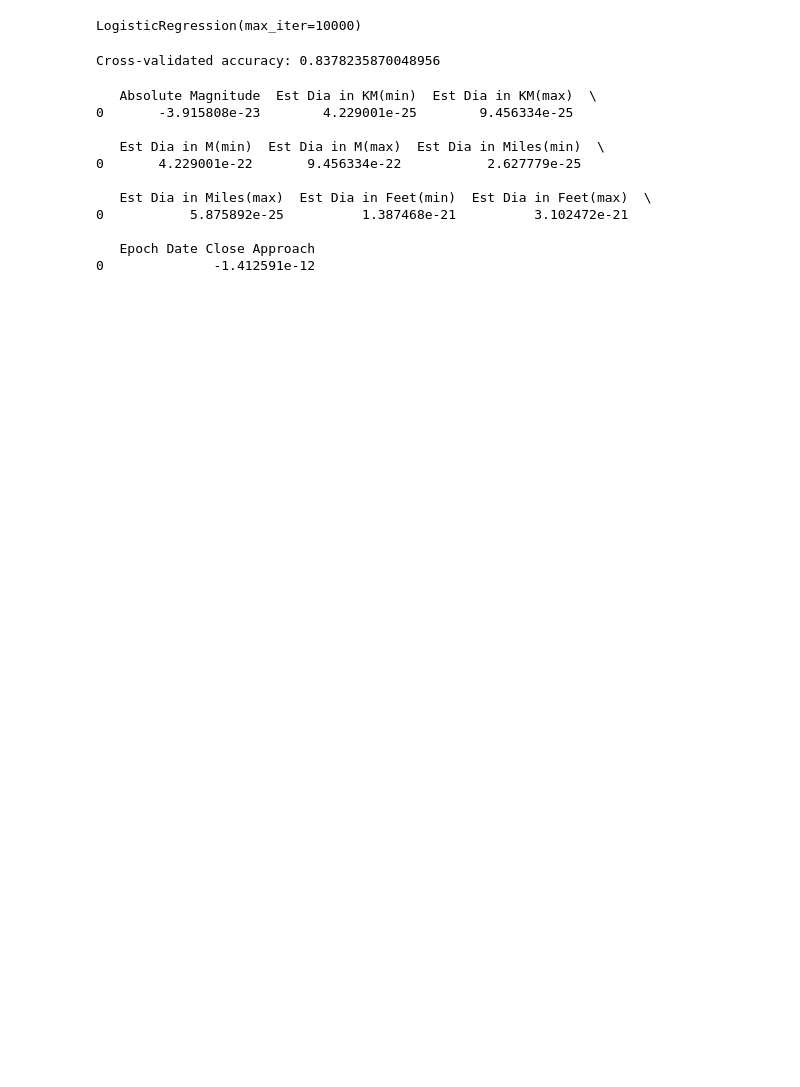
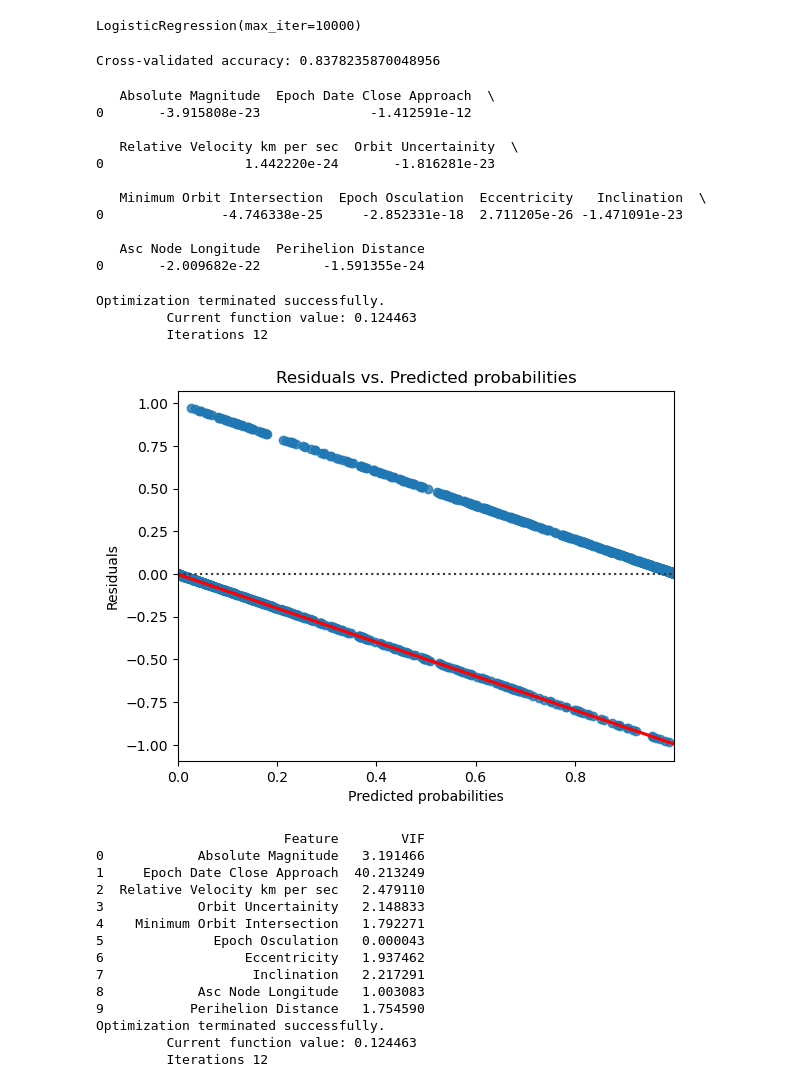
Before and after one commit to chancewiese/school, a Jupyter notebook: data-5600/Unit Test 2/UnitTest2.ipynb, the cells around one changed output. Cells and saved outputs as stored; diff of their text form; code cells hidden in the pictures; blank space fills up the shorter version.

```diff
--- a/data-5600/Unit Test 2/UnitTest2.ipynb
+++ b/data-5600/Unit Test 2/UnitTest2.ipynb
@@ -74,7 +87,8 @@ None
 # %%
 ## Feature Selection
-X = df.drop(columns=['Neo Reference ID', 'Name', 'Close Approach Date', 'Orbit Determination Date', 'Hazardous'])
+X = df.drop(columns=['Close Approach Date', 'Orbit Determination Date', 'Hazardous', 'Neo Reference ID', 'Name', 'Orbit ID', 'Miss Dist.(Astronomical)', 'Miss Dist.(lunar)', 'Miss Dist.(kilometers)', 'Miss Dist.(miles)', 'Est Dia in KM(min)', 'Est Dia in KM(max)', 'Est Dia in M(min)', 'Est Dia in M(max)', 'Est Dia in Miles(min)', 'Est Dia in Miles(max)', 'Est Dia in Feet(min)', 'Est Dia in Feet(max)', 'Relative Velocity km per hr', 'Miles per hour', 'Jupiter Tisserand Invariant', 'Perihelion Time', 'Orbital Period', 'Semi Major Axis', 'Mean Motion'])
 y = df['Hazardous']
+
 
 lr = LogisticRegression(max_iter=10000)
 sfs = SequentialFeatureSelector(lr, n_features_to_select=10, direction='forward')
@@ -101,14 +115,65 @@ Cross-validated accuracy: 0.8378235870048956
 coeffs = pd.DataFrame(lr.coef_, columns=selected_features)
 print(coeffs)
 # %% [output]
-   Absolute Magnitude  Est Dia in KM(min)  Est Dia in KM(max)  \
-0       -3.915808e-23        4.229001e-25        9.456334e-25
+   Absolute Magnitude  Epoch Date Close Approach  \
+0       -3.915808e-23              -1.412591e-12
 
-   Est Dia in M(min)  Est Dia in M(max)  Est Dia in Miles(min)  \
-0       4.229001e-22       9.456334e-22           2.627779e-25
+   Relative Velocity km per sec  Orbit Uncertainity  \
+0                  1.442220e-24       -1.816281e-23
 
-   Est Dia in Miles(max)  Est Dia in Feet(min)  Est Dia in Feet(max)  \
-0           5.875892e-25          1.387468e-21          3.102472e-21
+   Minimum Orbit Intersection  Epoch Osculation  Eccentricity   Inclination  \
+0               -4.746338e-25     -2.852331e-18  2.711205e-26 -1.471091e-23
 
-   Epoch Date Close Approach
-0              -1.412591e-12
+   Asc Node Longitude  Perihelion Distance
+0       -2.009682e-22        -1.591355e-24
+# %%
+## Check Residual Plot
+logit_model = sm.Logit(y_train, sm.add_constant(X_train)).fit()
+pred_probs = logit_model.predict(sm.add_constant(X_train))
+residuals = y_train - pred_probs
+sns.residplot(x=pred_probs, y=residuals, lowess=True, line_kws={'color': 'red'})
+plt.xlabel('Predicted probabilities')
+plt.ylabel('Residuals')
+plt.title('Residuals vs. Predicted probabilities')
+plt.show()
+
+## Check for Multicollinearity
+from statsmodels.stats.outliers_influence import variance_inflation_factor
+
+vif_data = pd.DataFrame()
+vif_data["Feature"] = X_train.columns
+vif_data["VIF"] = [variance_inflation_factor(X_train.values, i) for i in range(len(X_train.columns))]
+print(vif_data)
+
+## Check Linearity of the Logit for Specific Predictors
+logit_model = sm.Logit(y_train, sm.add_constant(X_train)).fit()
+pred_probs = logit_model.predict(sm.add_constant(X_train))
+logit_values = np.log(pred_probs / (1 - pred_probs))
+
+features_to_check = ['Absolute Magnitude', 'Relative Velocity km per sec']
+
+for feature in features_to_check:
+    sns.regplot(x=X_train[feature], y=logit_values, lowess=True, line_kws={'color': 'red'})
+    plt.xlabel(feature)
+    plt.ylabel('Logit')
+    plt.title(f'Linearity Check for {feature}')
+    plt.show()
+# %% [output]
+Optimization terminated successfully.
+         Current function value: 0.124463
+         Iterations 12
+[figure, added]
+                        Feature        VIF
+0            Absolute Magnitude   3.191466
+1     Epoch Date Close Approach  40.213249
+2  Relative Velocity km per sec   2.479110
+3            Orbit Uncertainity   2.148833
+4    Minimum Orbit Intersection   1.792271
+5              Epoch Osculation   0.000043
+6                  Eccentricity   1.937462
+7                   Inclination   2.217291
+8            Asc Node Longitude   1.003083
+9           Perihelion Distance   1.754590
+Optimization terminated successfully.
+         Current function value: 0.124463
+         Iterations 12
```
Also changed, not shown: parts of 5 cells of this notebook, 1 other file.
